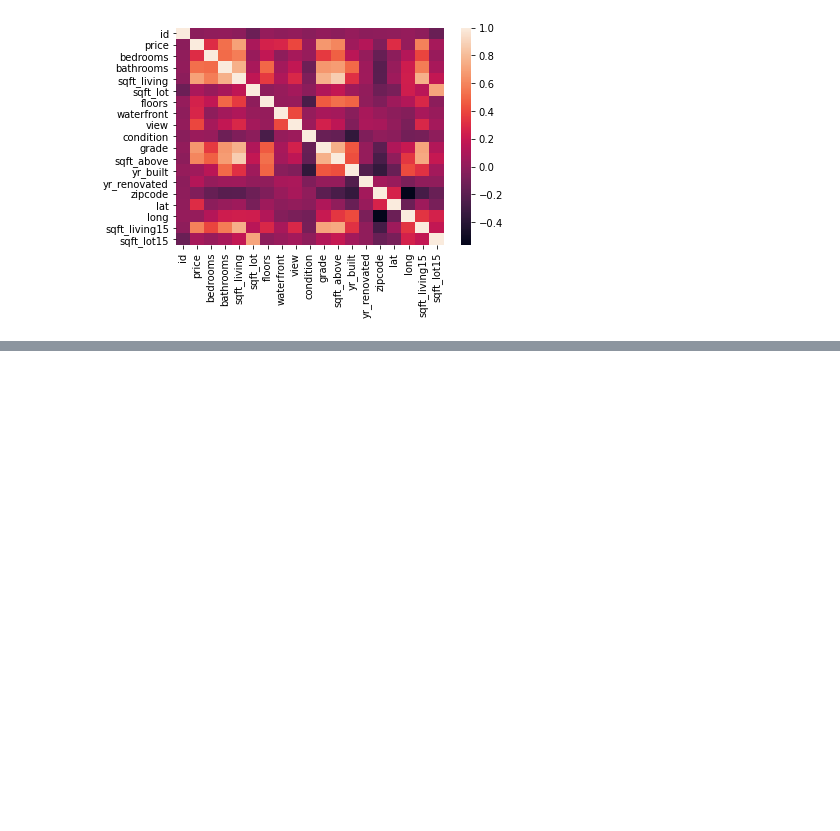
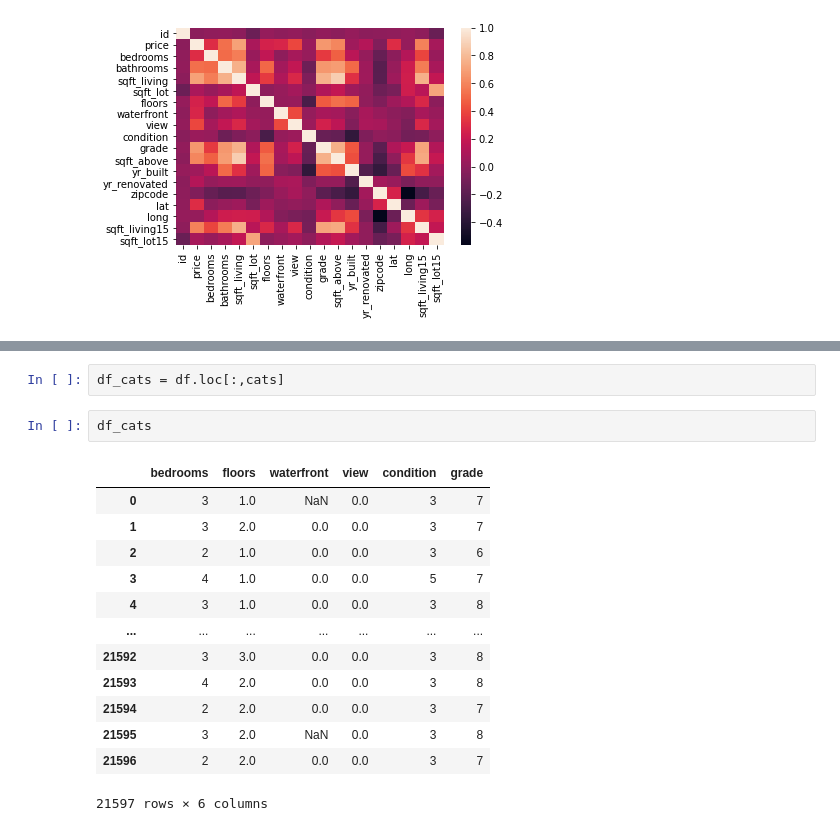
Before and after one commit to ozbunae/Housing_Data, a Jupyter notebook: Project 2.ipynb, the cells around one changed output, grey strips where cells are left out. Cells and saved outputs as stored; diff of their text form; blank space fills up the shorter version.

```diff
--- a/Project 2.ipynb
+++ b/Project 2.ipynb
@@ -125,0 +218,18 @@ sns.heatmap(df.corr())
+# %%
+df_cats = df.loc[:,cats]
+# %%
+df_cats
+# %% [output]
+|  | bedrooms | floors | waterfront | view | condition | grade |
+| 0 | 3 | 1.0 | NaN | 0.0 | 3 | 7 |
+| 1 | 3 | 2.0 | 0.0 | 0.0 | 3 | 7 |
+| 2 | 2 | 1.0 | 0.0 | 0.0 | 3 | 6 |
+| 3 | 4 | 1.0 | 0.0 | 0.0 | 5 | 7 |
+| 4 | 3 | 1.0 | 0.0 | 0.0 | 3 | 8 |
+| ... | ... | ... | ... | ... | ... | ... |
+| 21592 | 3 | 3.0 | 0.0 | 0.0 | 3 | 8 |
+| 21593 | 4 | 2.0 | 0.0 | 0.0 | 3 | 8 |
+| 21594 | 2 | 2.0 | 0.0 | 0.0 | 3 | 7 |
+| 21595 | 3 | 2.0 | NaN | 0.0 | 3 | 8 |
+| 21596 | 2 | 2.0 | 0.0 | 0.0 | 3 | 7 |
+21597 rows × 6 columns
```
Also changed, not shown: parts of 21 cells of this notebook.
